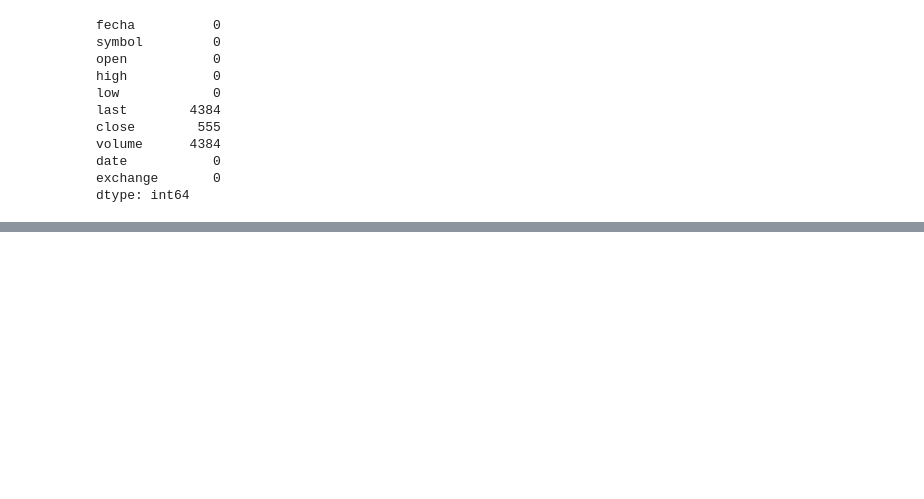
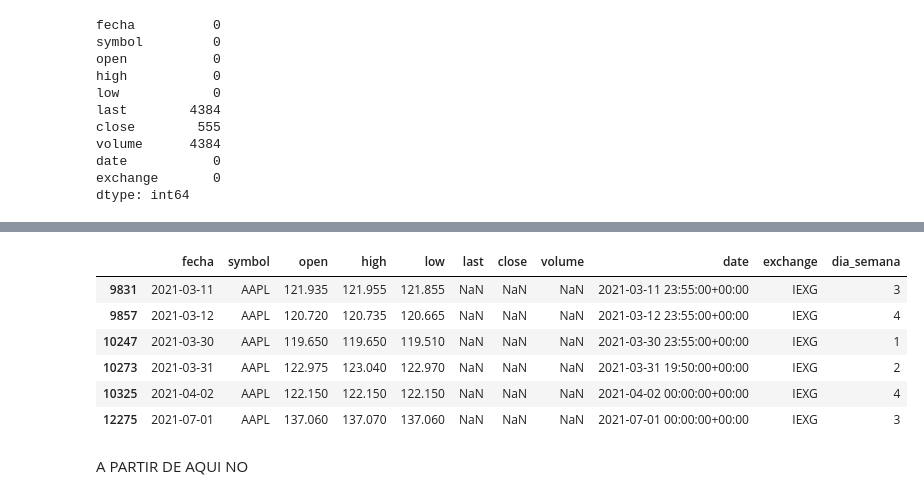
Before and after one commit to LanderAgirre/Reto_09_Azul_Oscuro, a Jupyter notebook: procesamiento.ipynb, the cells around one changed output, grey strips where cells are left out. Cells and saved outputs as stored; diff of their text form; code cells hidden in the pictures; blank space fills up the shorter version.

```diff
--- a/procesamiento.ipynb
+++ b/procesamiento.ipynb
@@ -155,0 +207,31 @@ dtype: int64
+# %%
+import yfinance as yf
+# Filtramos las filas con valores faltantes en "close"
+faltantes = dias_laborales[dias_laborales["close"].isna()].copy()
+
+# Diccionario para cachear descargas y no repetir llamadas innecesarias
+data_cache = {}
+
+# Recorremos símbolos únicos de los faltantes
+for symbol in faltantes["symbol"].unique():
+    fechas = faltantes.loc[faltantes["symbol"] == symbol, "fecha"].dt.strftime("%Y-%m-%d").tolist()
+
+    # Descargamos solo el rango de fechas que necesitamos
+    start, end = min(fechas), max(fechas)
+
+    if symbol not in data_cache:
+        try:
+            hist = yf.download(symbol, start=start, end=end)
+            hist.index = hist.index.tz_localize(None)  # quitar timezone
+            data_cache[symbol] = hist
+        except Exception as e:
+            print(f"Error descargando {symbol}: {e}")
+            continue
+
+    # Asignamos el valor a cada fila
+    for f in fechas:
+        try:
+            valor = data_cache[symbol].loc[f, "Close"]
+            dias_laborales.loc[(dias_laborales["symbol"] == symbol) & (dias_laborales["fecha"] == pd.to_datetime(f)), "close"] = valor
+        except KeyError:
+            pass  # si no hay datos de esa fecha (ej. fin de semana), se queda NaN
@@ -155,0 +315,12 @@ dtype: int64
+# %%
+dias_laborales[(dias_laborales['close'].isna()) & (dias_laborales['symbol'] == 'AAPL')]
+# %% [output]
+|  | fecha | symbol | open | high | low | last | close | volume | date | exchange | dia_semana |
+| 9831 | 2021-03-11 | AAPL | 121.935 | 121.955 | 121.855 | NaN | NaN | NaN | 2021-03-11 23:55:00+00:00 | IEXG | 3 |
+| 9857 | 2021-03-12 | AAPL | 120.720 | 120.735 | 120.665 | NaN | NaN | NaN | 2021-03-12 23:55:00+00:00 | IEXG | 4 |
+| 10247 | 2021-03-30 | AAPL | 119.650 | 119.650 | 119.510 | NaN | NaN | NaN | 2021-03-30 23:55:00+00:00 | IEXG | 1 |
+| 10273 | 2021-03-31 | AAPL | 122.975 | 123.040 | 122.970 | NaN | NaN | NaN | 2021-03-31 19:50:00+00:00 | IEXG | 2 |
+| 10325 | 2021-04-02 | AAPL | 122.150 | 122.150 | 122.150 | NaN | NaN | NaN | 2021-04-02 00:00:00+00:00 | IEXG | 4 |
+| 12275 | 2021-07-01 | AAPL | 137.060 | 137.070 | 137.060 | NaN | NaN | NaN | 2021-07-01 00:00:00+00:00 | IEXG | 3 |
+# %% [markdown]
+A PARTIR DE AQUI NO
```
Also changed, not shown: parts of 19 cells of this notebook.
